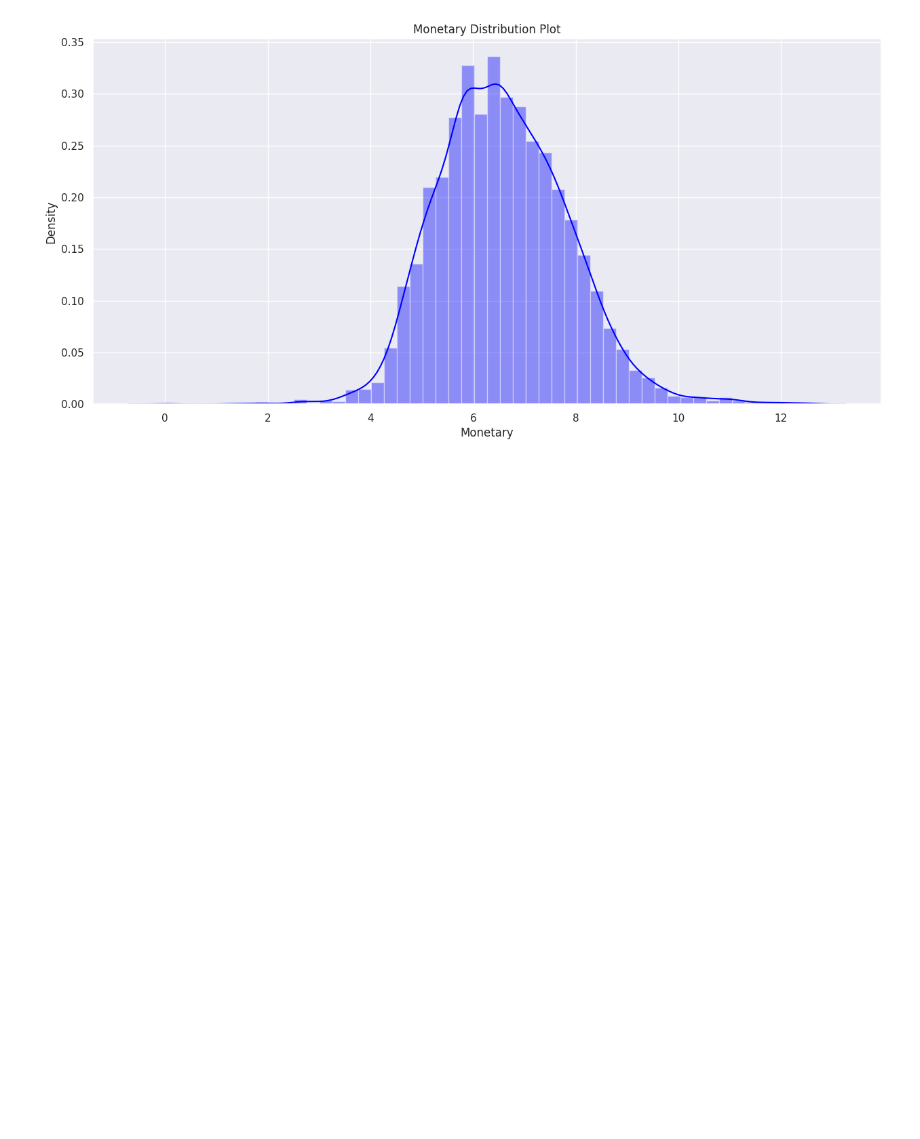
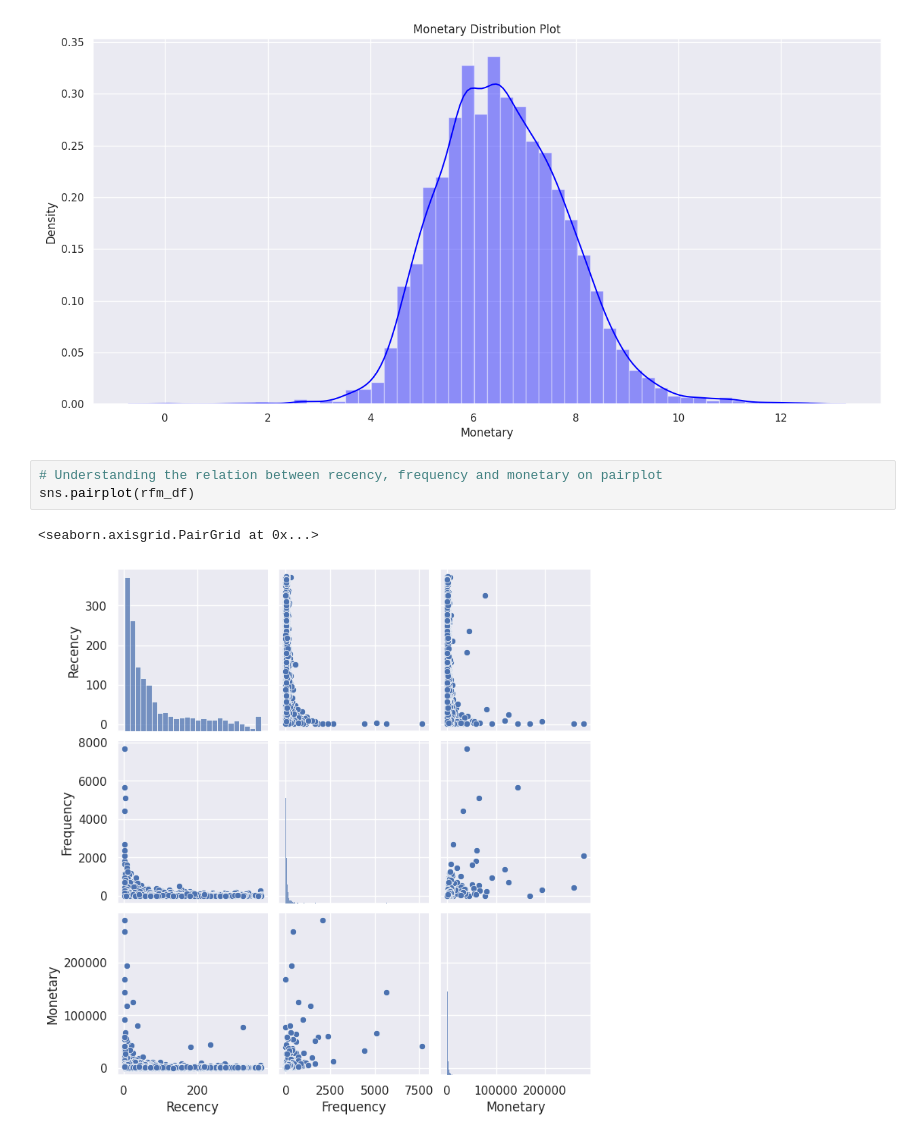
Before and after one commit to sahoomrutyunjaya12345/OnlineRetailCustomerSegmentation, a Jupyter notebook: Online_Retail_Customer_SegmentationCapstoneProject.ipynb, the cells around one changed output. Saved outputs shown, nothing was run; the diff lists cells and outputs as text; blank space fills up the shorter version.

```diff
--- a/Online_Retail_Customer_SegmentationCapstoneProject.ipynb
+++ b/Online_Retail_Customer_SegmentationCapstoneProject.ipynb
@@ -825,3 +825,9 @@ plt.xlabel('Monetary')
 plt.show()
 # %% [output]
 [figure]
+# %%
+# Understanding the relation between recency, frequency and monetary on pairplot
+sns.pairplot(rfm_df)
+# %% [output]
+<seaborn.axisgrid.PairGrid at 0x...>
+[figure, added]
```
Also changed, not shown: parts of 33 cells of this notebook.
